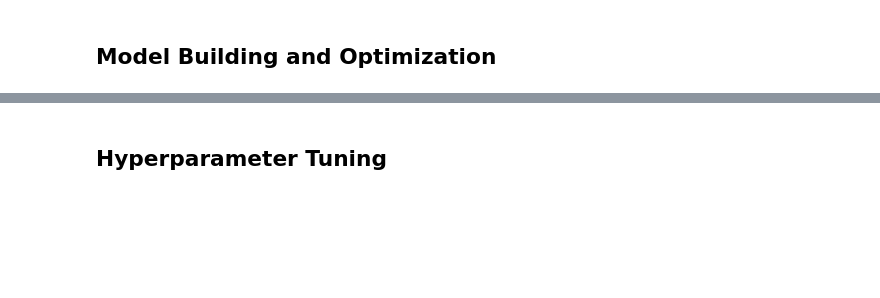
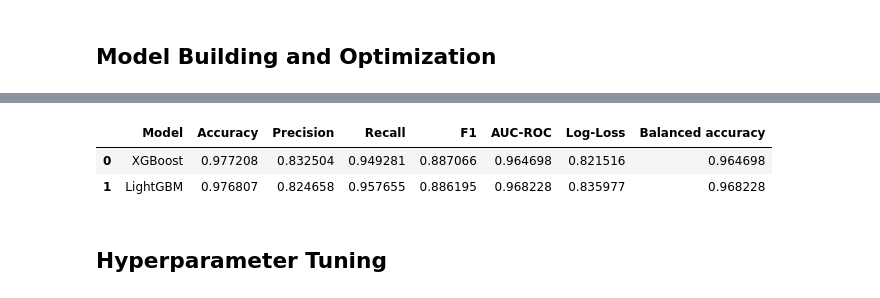
Before and after one commit to S84v/gst-analytics-hackathon, a Jupyter notebook: main.ipynb, the cells around one changed output, grey strips where cells are left out. Cells and saved outputs as stored; diff of their text form; code cells hidden in the pictures; blank space fills up the shorter version.

Commit message:
Model building

```diff
--- a/main.ipynb
+++ b/main.ipynb
@@ -1014,9 +1014,9 @@ for model_name in model_list:
 
     if model_name == 'XGBoost':
 
-        x_train_upsampled, y_train_upsampled = smote_xgb.fit_resample(x_train_imp, y_train_ravel)
+        x_train_upsampled_XGB, y_train_upsampled_XGB = smote_xgb.fit_resample(x_train_imp, y_train_ravel)
 
-        model_XGB.fit(x_train_upsampled, y_train_upsampled)
+        model_XGB.fit(x_train_upsampled_XGB, y_train_upsampled_XGB)
         model_XGB_upsample_pred = model_XGB.predict(x_val_imp)
 
         XGB_upsampled_accuracy = metrics.accuracy_score(y_val_ravel, model_XGB_upsample_pred)
@@ -1043,9 +1043,9 @@ for model_name in model_list:
 
     elif model_name == 'LightGBM':
 
-        x_train_upsampled, y_train_upsampled = smote_xgb.fit_resample(x_train_imp, y_train_ravel)
+        x_train_upsampled_LGBM, y_train_upsampled_LGBM = smote_lgbm.fit_resample(x_train_imp, y_train_ravel)
 
-        model_LGBM.fit(x_train_upsampled, y_train_upsampled)
+        model_LGBM.fit(x_train_upsampled_LGBM, y_train_upsampled_LGBM)
         model_LGBM_upsample_pred = model_LGBM.predict(x_val_imp)
 
         LGBM_upsampled_accuracy = metrics.accuracy_score(y_val_ravel, model_LGBM_upsample_pred)
@@ -1143,2 +1143,8 @@ smote_f1_scores
+# %%
+model_scores_upsampled
+# %% [output]
+|  | Model | Accuracy | Precision | Recall | F1 | AUC-ROC | Log-Loss | Balanced accuracy |
+| 0 | XGBoost | 0.977208 | 0.832504 | 0.949281 | 0.887066 | 0.964698 | 0.821516 | 0.964698 |
+| 1 | LightGBM | 0.976807 | 0.824658 | 0.957655 | 0.886195 | 0.968228 | 0.835977 | 0.968228 |
 # %% [markdown]
 ## Hyperparameter Tuning
```
Also changed, not shown: parts of 45 cells of this notebook.
